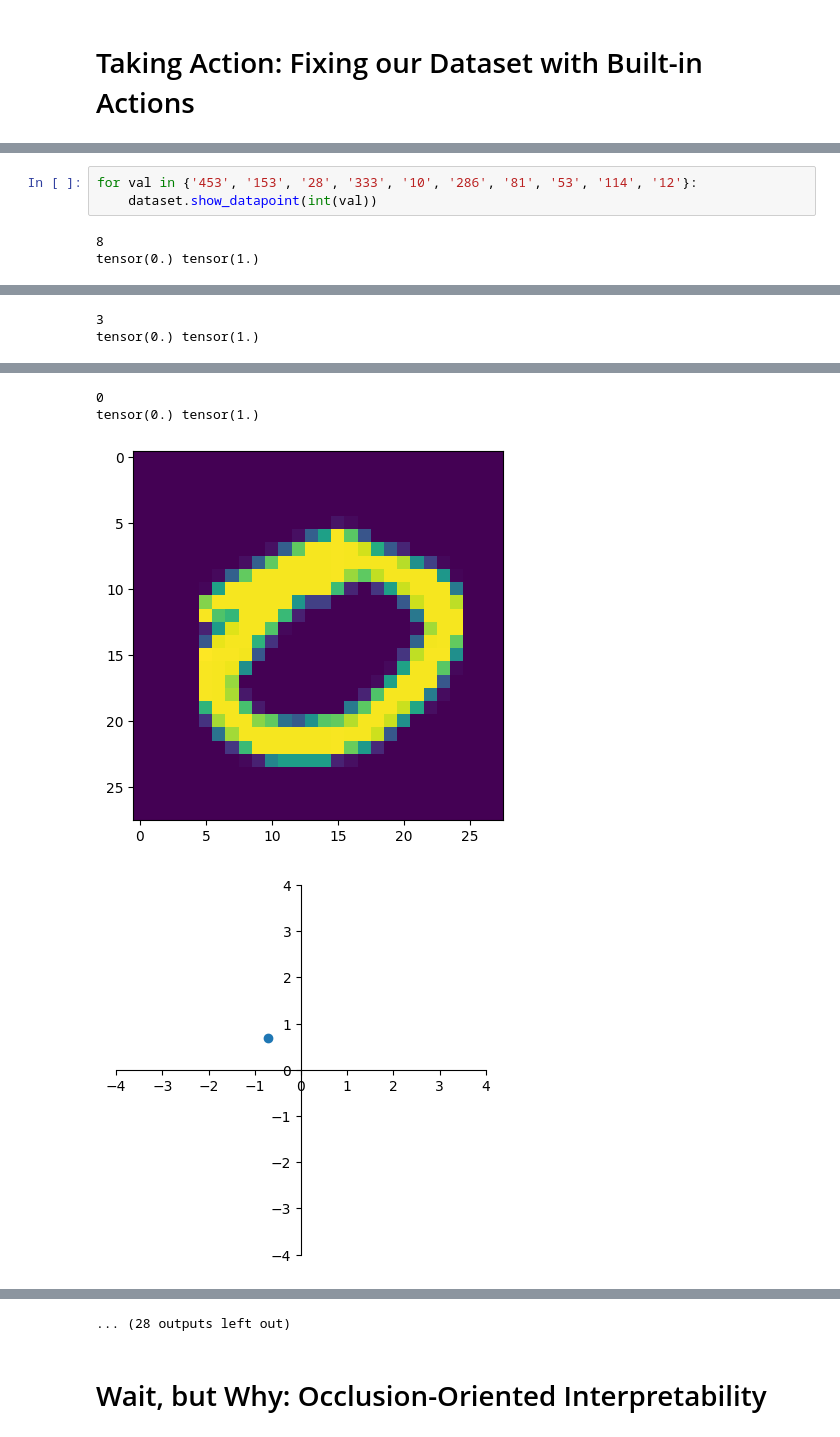
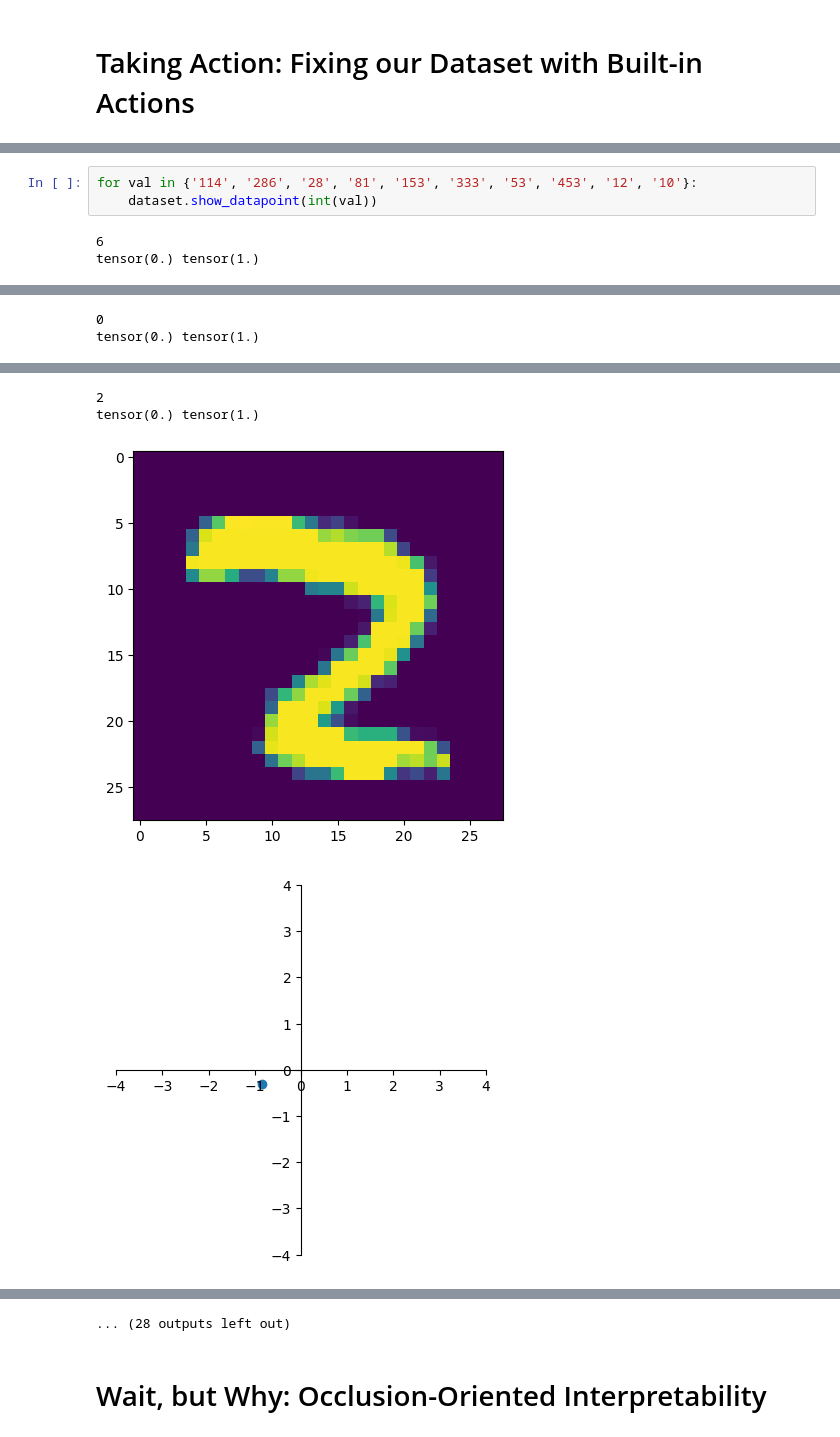
Before and after one commit to Genentech/data-detective, a Jupyter notebook: Tutorial.ipynb, the cells around one changed output, grey strips where cells are left out. Drawn from its saved outputs; the diff is of its cells as text.

```diff
--- a/Tutorial.ipynb
+++ b/Tutorial.ipynb
@@ -257,6 +257,6 @@ removed samples {'333', '12', '114', '286', '453', '53', '153', '427', '28', '10
 # %%
-for val in {'453', '153', '28', '333', '10', '286', '81', '53', '114', '12'}:
+for val in {'114', '286', '28', '81', '153', '333', '53', '453', '12', '10'}:
     dataset.show_datapoint(int(val))
 # %% [output]
-8
+6
 tensor(0.) tensor(1.)
@@ -266,2 +266,2 @@ tensor(0.) tensor(1.)
-3
+0
 tensor(0.) tensor(1.)
@@ -271,4 +271,4 @@ tensor(0.) tensor(1.)
-0
+2
 tensor(0.) tensor(1.)
-[figure, old version]
+[figure, new version]
-[figure, old version]
+[figure, new version]
```
Also changed, not shown: parts of 4 cells of this notebook, 3 other files.
